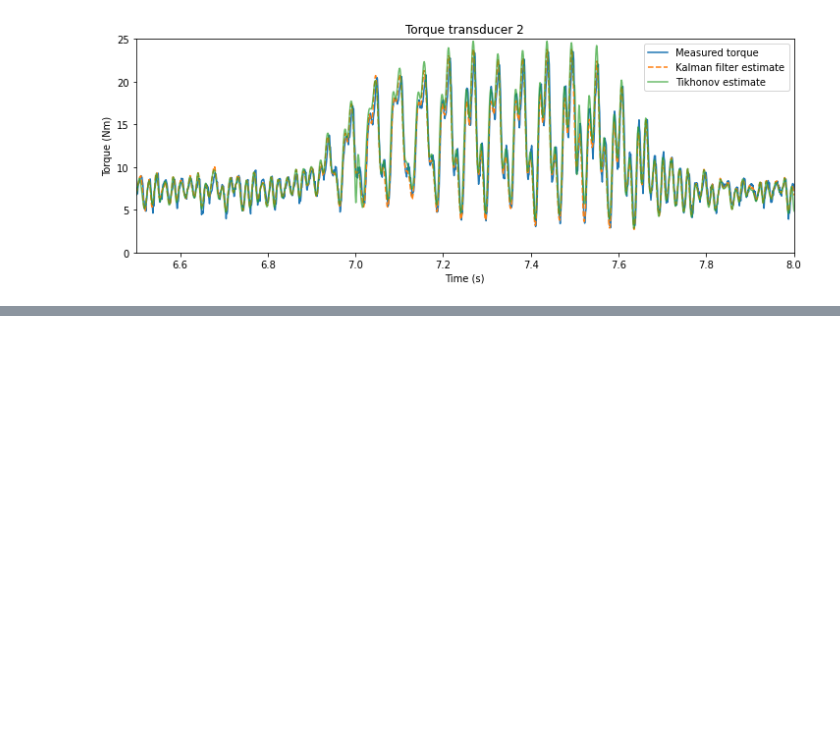
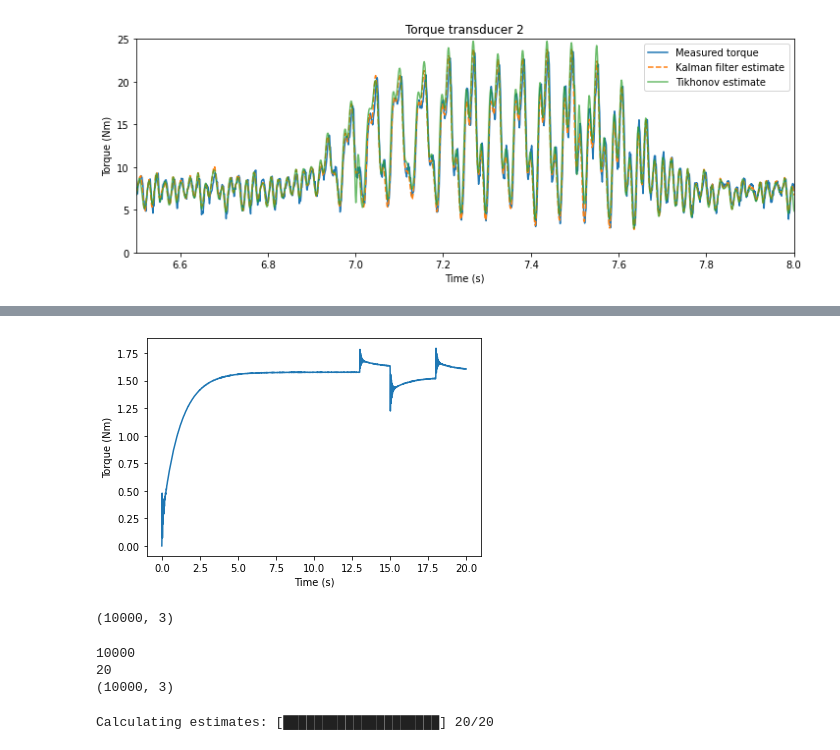
Before and after one commit to urho-h/torque_estimation_masters, a Jupyter notebook: notebooks/kf_vs_cvx_MSSP.ipynb, the cells around one changed output, grey strips where cells are left out. Drawn from its saved outputs; the diff is of its cells as text; code cells hidden in the pictures; blank space fills up the shorter version.

Commit message:
restructured python scripts, new plot functions

```diff
--- a/notebooks/kf_vs_cvx_MSSP.ipynb
+++ b/notebooks/kf_vs_cvx_MSSP.ipynb
@@ -806,0 +674,4 @@ motor_data = np.genfromtxt("../data/constant_speed_torque_CFD/CFD1_motor.csv", d
+# %%
+fs = 1000
+sim_times = np.arange(0, 20, 1/fs)
+dt = np.mean(np.diff(sim_times))
@@ -806,0 +718,11 @@ motor_data = np.genfromtxt("../data/constant_speed_torque_CFD/CFD1_motor.csv", d
+# %%
+U_step = np.zeros((len(sim_times), 2))
+
+e1 = np.random.normal(0, .01, U_step.shape[0])
+e2 = np.random.normal(0, .01, U_step.shape[0])
+
+U_step[:,0] += 2.5 + e1
+U_step[:,1] += e2
+U_step[13000:15000,1] += 1.5
+U_step[15000:18000,1] -= 1.5
+U_step[18000:,1] += 0.5
@@ -806,0 +738,25 @@ motor_data = np.genfromtxt("../data/constant_speed_torque_CFD/CFD1_motor.csv", d
+# %%
+step_to, step_yo, _ = dlsim((A, B, C, D, dt), u=U_step, t=sim_times)
+# %%
+plt.figure()
+plt.plot(step_to, step_yo[:,-1])
+plt.xlabel('Time (s)')
+plt.ylabel('Torque (Nm)')
+plt.show()
+# %% [output]
+[figure, added]
+# %%
+print(step_yo[10000:].shape)
+# %% [output]
+(10000, 3)
+# %%
+n_step = len(step_to[10000:])
+step_loop = int(n_step/bs)
+step_meas = step_yo[10000:]
+print(n_step)
+print(step_loop)
+print(step_meas.shape)
+# %% [output]
+10000
+20
+(10000, 3)
@@ -806,0 +769,18 @@ motor_data = np.genfromtxt("../data/constant_speed_torque_CFD/CFD1_motor.csv", d
+# %%
+for i in progressbar(range(step_loop), "Calculating estimates: ", step_loop):
+    batch = step_meas[i*bs:(i+1)*bs,:]
+    y_batch = batch.reshape(-1,1)
+
+    tikhonov_estimate, x_tikh_step = tikhonov_problem(y_batch, observ, G, D2, initial_state=x_tikhonov, lam=0.05)
+    lasso_estimate, x_lasso_step = lasso_problem(y_batch, observ, G, L, initial_state=x_lasso, lam=0.05)
+
+    x_est_t = O_full @ x_tikh_step + G_full @ tikhonov_estimate # calculate new initial state for the Tikhonov problem
+    x_tikhonov = x_est_t[-A.shape[0]:,:]
+
+    x_est_l = O_full @ x_lasso_step + G_full @ lasso_estimate # calculate new initial state for the LASSO problem
+    x_lasso = x_est_l[-A.shape[0]:,:]
+
+    tikh_estimates_step.append(tikhonov_estimate)
+    lasso_estimates_step.append(lasso_estimate)
+# %% [output]
+Calculating estimates: [████████████████████] 20/20
```
Also changed, not shown: parts of 44 cells of this notebook, 10 other files.
